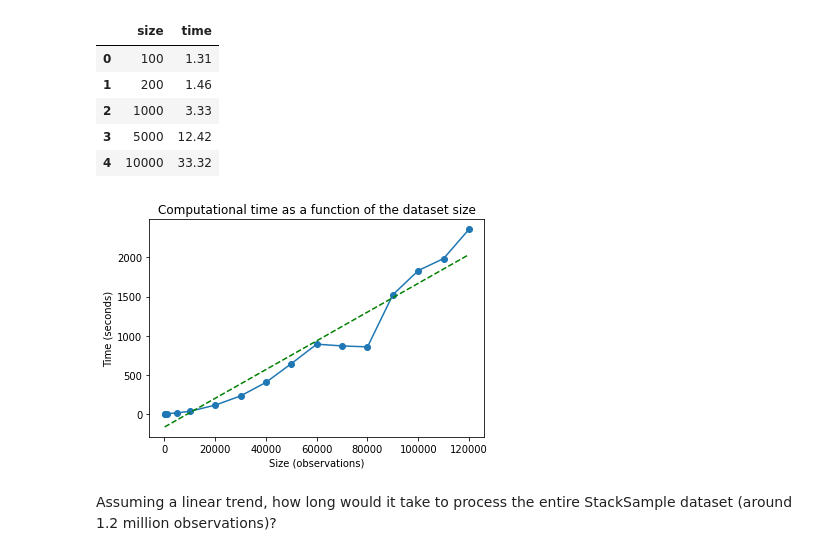
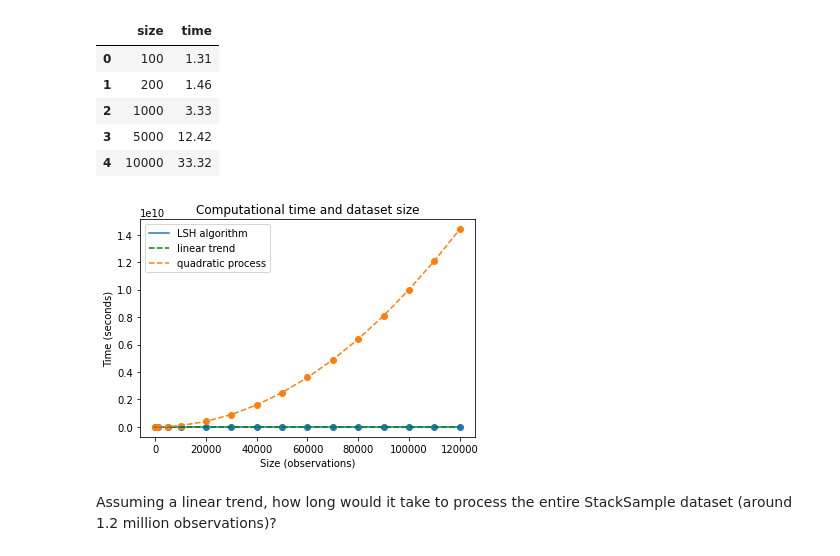
Before and after one commit to gregorio-saporito/Spark-AMD, a Jupyter notebook: main.ipynb, the cells around one changed output. Drawn from its saved outputs; the diff is of its cells as text; code cells hidden in the pictures.

Commit message:
plot update

```diff
--- a/main.ipynb
+++ b/main.ipynb
@@ -299,22 +299,34 @@ df_time.head()
 # %%
 import numpy as np
 import matplotlib.pyplot as plt
 %matplotlib inline
 
 x = df_time['size']
 y = df_time['time']
-plt.plot(x, y)
+plt.plot(x, y, label="LSH algorithm")
 plt.scatter(x, y)
 z = np.polyfit(x, y, 1)
 p = np.poly1d(z)
-plt.plot(x,p(x),"g--")
+plt.plot(x,p(x),"g--", label="linear trend")
+
+# add quadratic process as a benchmark
+q = x**2
+
+plt.scatter(x,q)
+plt.plot(x,q,"--",label="quadratic process")
+
 plt.xlabel("Size (observations)")
 plt.ylabel("Time (seconds)")
-plt.title('Computational time as a function of the dataset size')
+plt.title('Computational time and dataset size')
+
+leg = plt.legend()
+
+# save the plot
+plt.savefig('experiment.pdf')
 
 plt.show()
 # %% [output]
-[figure, old version]
+[figure, new version]
 # %% [markdown]
 Assuming a linear trend, how long would it take to process the entire StackSample dataset (around 1.2 million observations)?
 # %%
```
